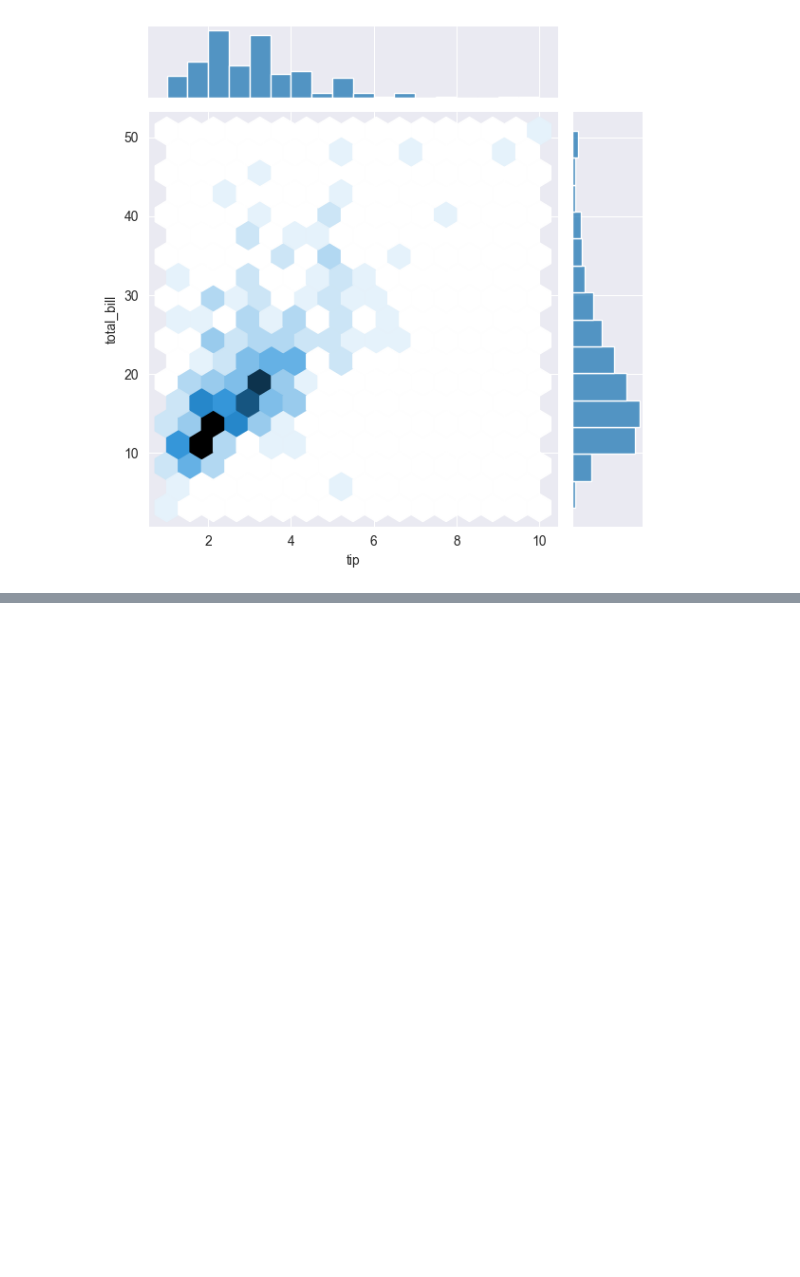
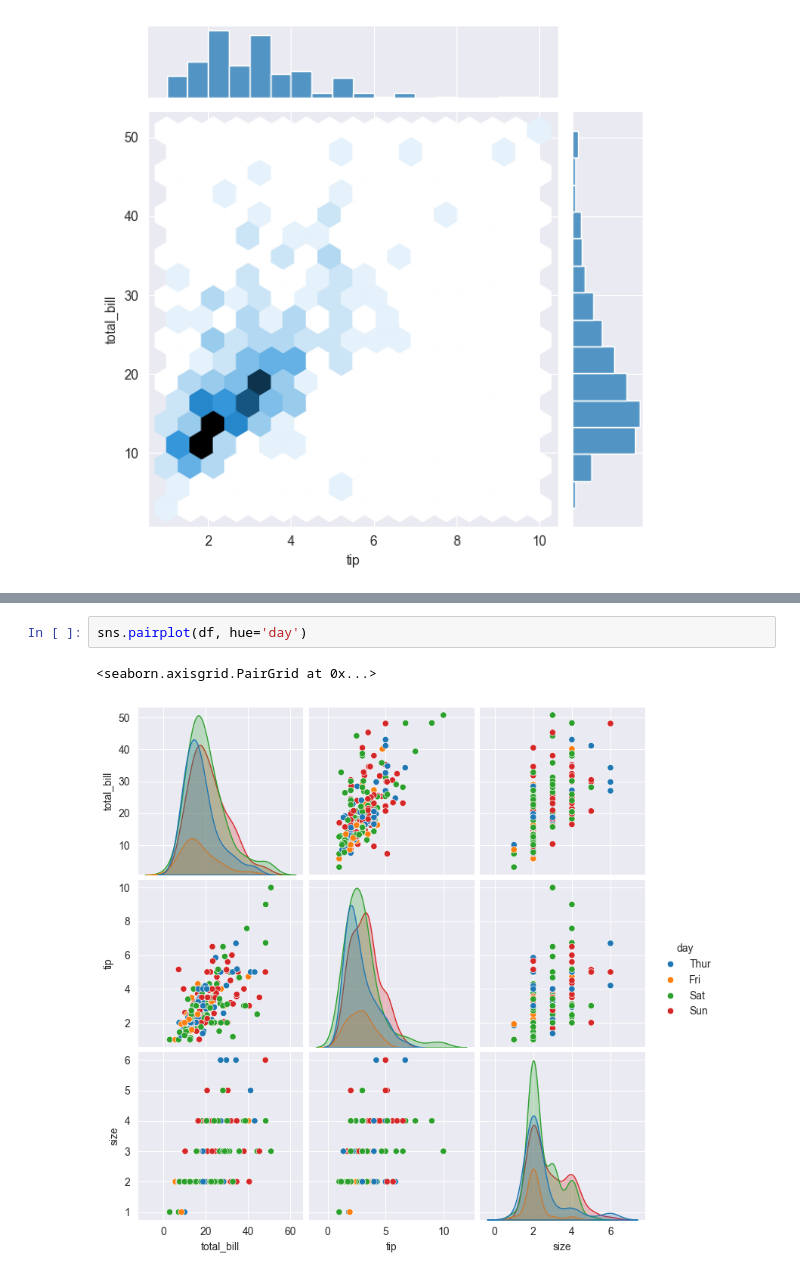
Before and after one commit to Sudeepkumar0/Python_practice, a Jupyter notebook: seaborn.ipynb, the cells around one changed output, grey strips where cells are left out. Cells and saved outputs as stored; diff of their text form; blank space fills up the shorter version.

```diff
--- a/seaborn.ipynb
+++ b/seaborn.ipynb
@@ -52,0 +65,5 @@ sns.jointplot(x='tip', y='total_bill', data=df, kind='hex')
+# %%
+sns.pairplot(df, hue='day')
+# %% [output]
+<seaborn.axisgrid.PairGrid at 0x...>
+[figure, added]
```
Also changed, not shown: parts of 17 cells of this notebook.
